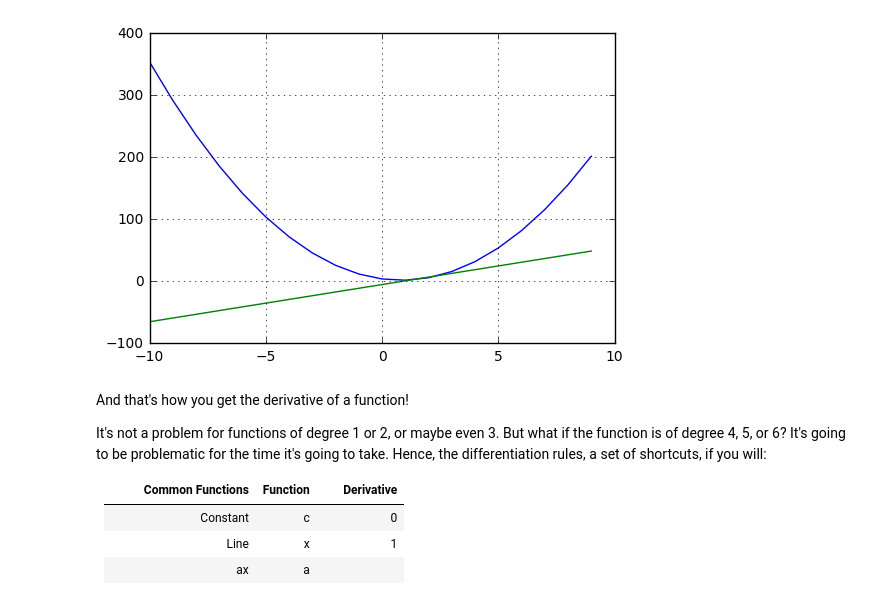
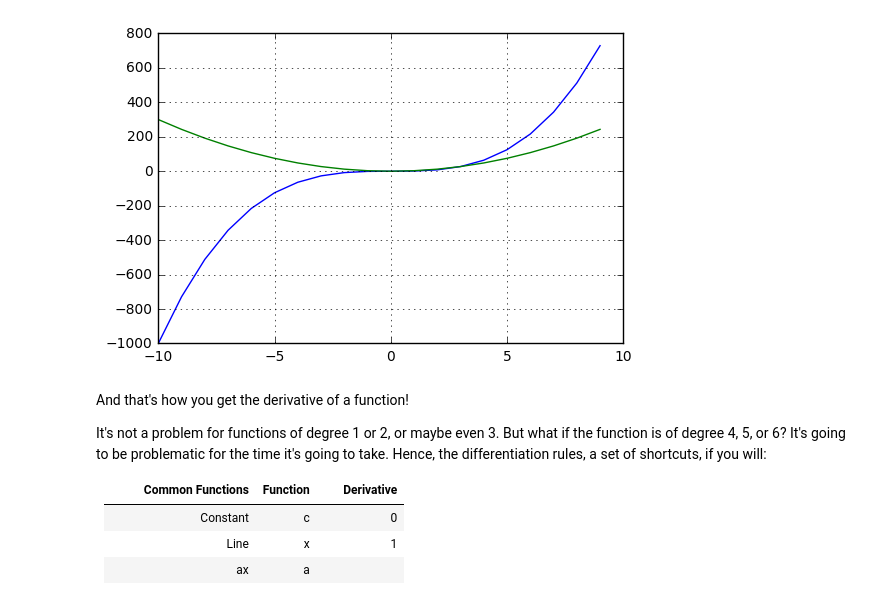
Before and after one commit to Deeptradingfx/tensorflow-training, a Jupyter notebook: getting-started/Mathematics for Machine Learning.ipynb, the cells around one changed output. Saved outputs shown, nothing was run; the diff lists cells and outputs as text; code cells hidden in the pictures.

```diff
--- a/getting-started/Pre-requisite Mathematics.ipynb
+++ b/getting-started/Mathematics for Machine Learning.ipynb
@@ -72,32 +72,32 @@ f_prime_ys = []
 # %%
 # for f(x)
 for x in range(-10, 10, 1):
-    y = 3*x**2 - 5*x + 4
+    y = x**3
     f_xs.append(x)
     f_ys.append(y)
 
 # for f'(x)
 for x in range(-10, 10, 1):
-    y = 6*x - 5
+    y = 3*x**2
     f_prime_xs.append(x)
     f_prime_ys.append(y)
 # %%
 # instantiate a matplotlib figure
-figure = matplotlib.pyplot.figure()
+figure = plt.figure()
 # %%
 # add the plots
 f_axes = figure.add_subplot(111)
 f_axes.plot(f_xs, f_ys)
 f_prime_axes = figure.add_subplot(111)
 f_prime_axes.plot(f_prime_xs, f_prime_ys)
 
 # add a grid
-matplotlib.pyplot.grid()
+plt.grid()
 
 # show the plot
-matplotlib.pyplot.show()
+plt.show()
 # %% [output]
-[figure, old version]
+[figure, new version]
 # %% [markdown]
 And that's how you get the derivative of a function!
 
```
Also changed, not shown: parts of 10 cells of this notebook.
